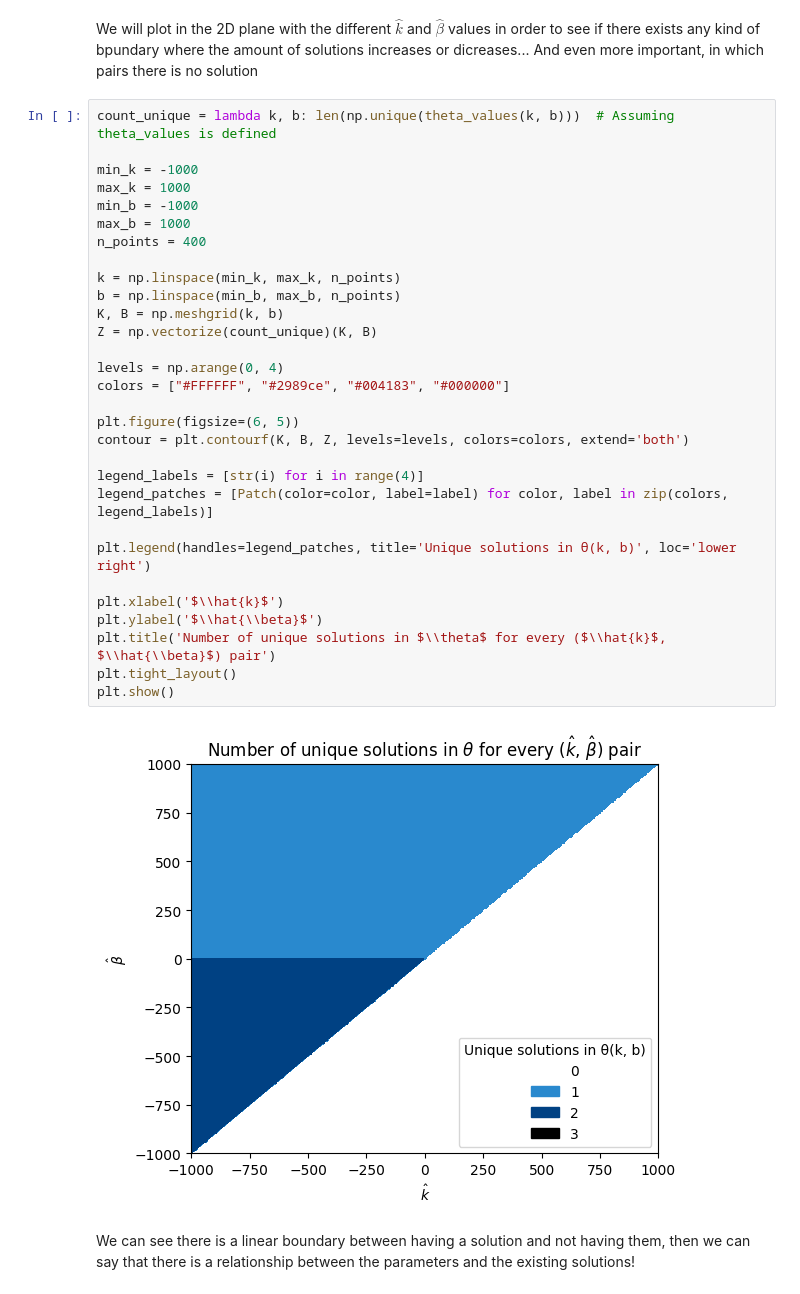
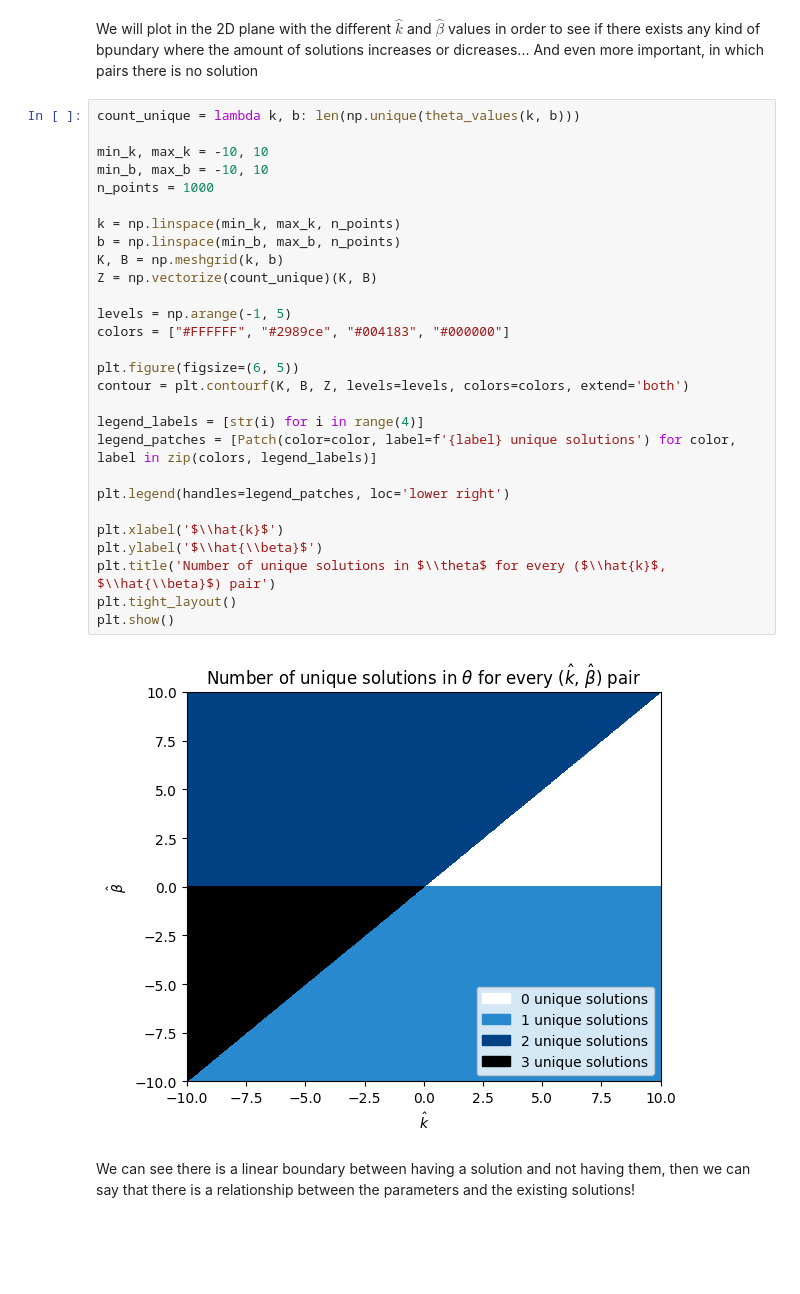
Before and after one commit to omardtl24/Mag_Isol_Numerical, a Jupyter notebook: scripts/Magnetic isolation solutions analysis.ipynb, the cells around one changed output. Cells and saved outputs as stored; diff of their text form; blank space fills up the shorter version.

Commit message:
update plots and delta analysis

```diff
--- a/scripts/Magnetic isolation solutions analysis.ipynb
+++ b/scripts/Magnetic isolation solutions analysis.ipynb
@@ -10,36 +115,34 @@ from magnetic_isolation.solutions import theta_values
 # %% [markdown]
 We will plot in the 2D plane with the different $\hat{k}$ and $\hat{\beta}$ values in order to see if there exists any kind of bpundary where the amount of solutions increases or dicreases... And even more important, in which pairs there is no solution
 # %%
-count_unique = lambda k, b: len(np.unique(theta_values(k, b)))  # Assuming theta_values is defined
+count_unique = lambda k, b: len(np.unique(theta_values(k, b)))
 
-min_k = -1000
-max_k = 1000
-min_b = -1000
-max_b = 1000
-n_points = 400
+min_k, max_k = -10, 10
+min_b, max_b = -10, 10
+n_points = 1000
 
 k = np.linspace(min_k, max_k, n_points)
 b = np.linspace(min_b, max_b, n_points)
 K, B = np.meshgrid(k, b)
 Z = np.vectorize(count_unique)(K, B)
 
-levels = np.arange(0, 4)
+levels = np.arange(-1, 5)
 colors = ["#FFFFFF", "#2989ce", "#004183", "#000000"]
 
 plt.figure(figsize=(6, 5))
 contour = plt.contourf(K, B, Z, levels=levels, colors=colors, extend='both')
 
 legend_labels = [str(i) for i in range(4)]
-legend_patches = [Patch(color=color, label=label) for color, label in zip(colors, legend_labels)]
+legend_patches = [Patch(color=color, label=f'{label} unique solutions') for color, label in zip(colors, legend_labels)]
 
-plt.legend(handles=legend_patches, title='Unique solutions in θ(k, b)', loc='lower right')
+plt.legend(handles=legend_patches, loc='lower right')
 
 plt.xlabel('$\\hat{k}$')
 plt.ylabel('$\\hat{\\beta}$')
 plt.title('Number of unique solutions in $\\theta$ for every ($\\hat{k}$, $\\hat{\\beta}$) pair')
 plt.tight_layout()
 plt.show()
 # %% [output]
-[figure, old version]
+[figure, new version]
 # %% [markdown]
 We can see there is a linear boundary between having a solution and not having them, then we can say that there is a relationship between the parameters and the existing solutions!
```
Also changed, not shown: parts of 5 cells of this notebook, 2 other files.
